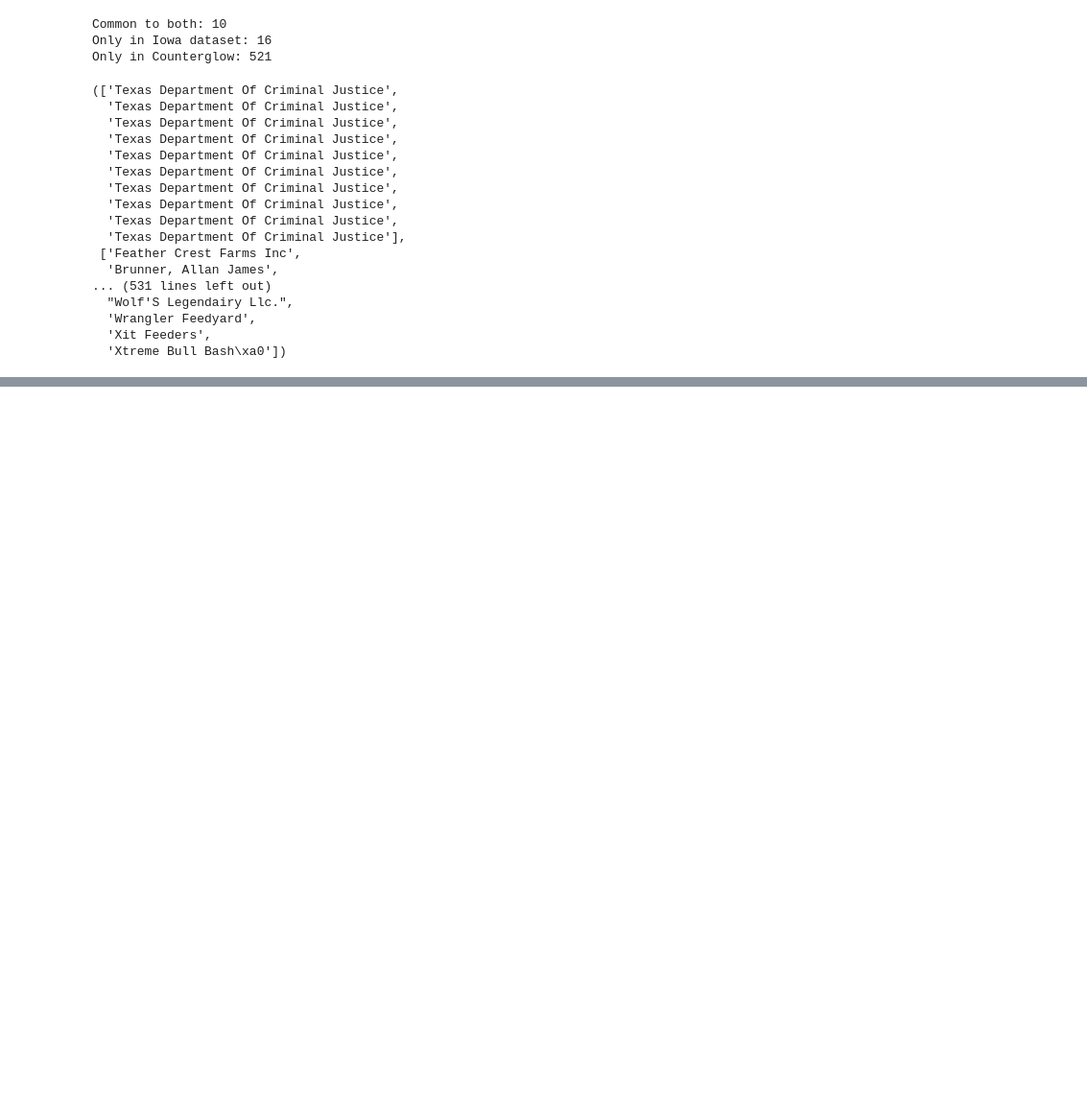
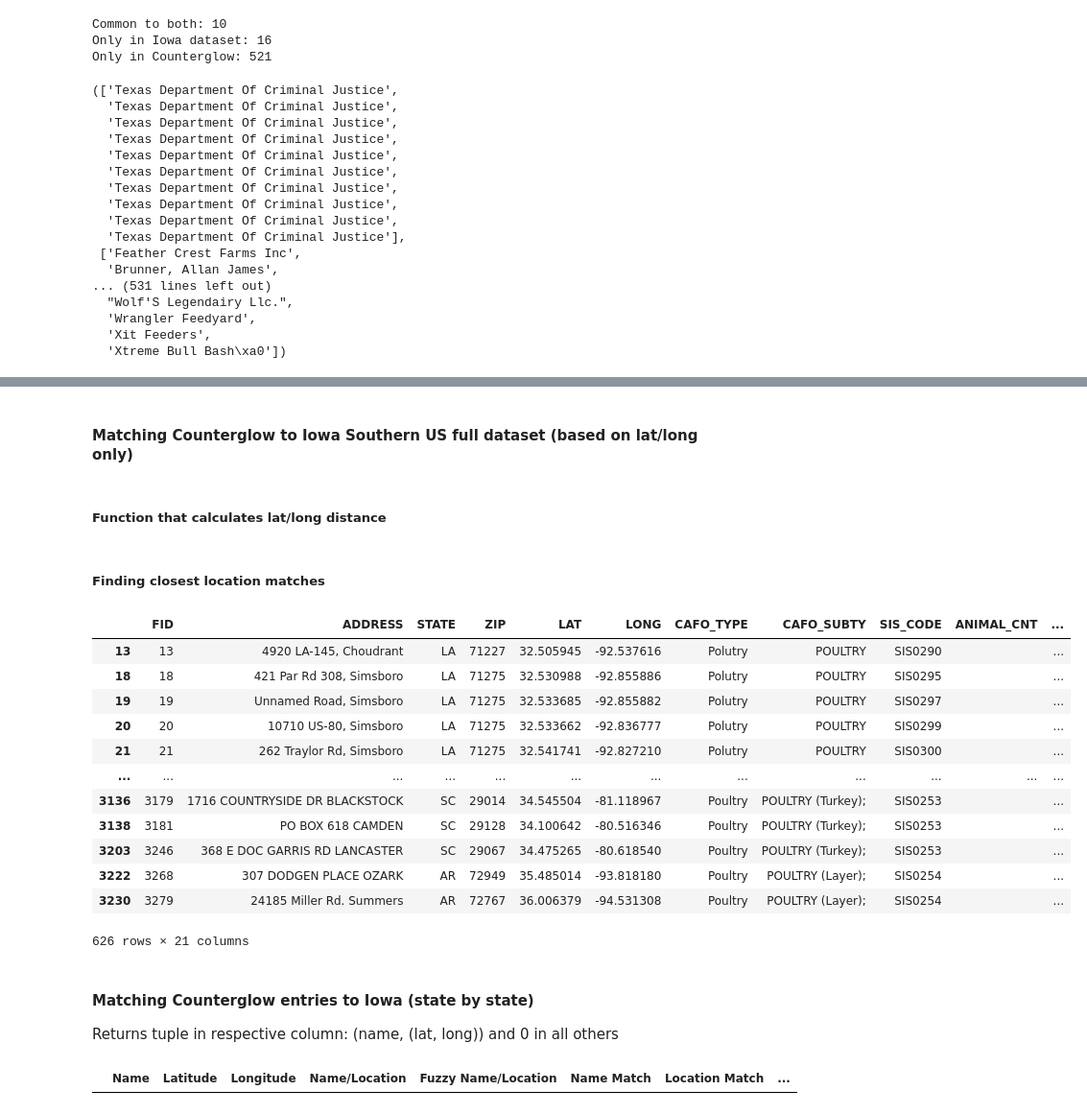
Before and after one commit to uchicago-dsi/rafi-poultry, a Jupyter notebook: notebooks/cafo_analysis.ipynb, the cells around one changed output, grey strips where cells are left out. Shown at 96% size. Drawn from its saved outputs; the diff is of its cells as text; code cells hidden in the pictures; blank space fills up the shorter version.

```diff
--- a/notebooks/cafo_analysis.ipynb
+++ b/notebooks/cafo_analysis.ipynb
@@ -241,0 +273,2 @@ Only in Counterglow: 521
+# %% [markdown]
+#### Matching Counterglow to Iowa Southern US full dataset (based on lat/long only)
@@ -241,0 +280,2 @@ Only in Counterglow: 521
+# %% [markdown]
+##### Function that calculates lat/long distance
@@ -241,0 +300,47 @@ Only in Counterglow: 521
+# %% [markdown]
+##### Finding closest location matches
+# %%
+candidate_points = np.array(counterglow['Coord'])
+
+matches = []
+
+for index, row in southern_us.iterrows():
+    target_point = np.array([row["LAT"], row["LONG"]])
+
+    min_distance = float('inf')
+    closest_point = None
+
+    for point in candidate_points:
+        distance = haversine(target_point[1], target_point[0], point[1], point[0])
+        if distance < min_distance:
+            min_distance = distance
+            closest_point = point
+
+    threshold = 0.3048 # 1000 feet in km
+
+    if min_distance <= threshold:
+        matches.append(closest_point)
+    else:
+        matches.append(0)
+
+southern_us["Counterglow location matches"] = matches
+# %%
+southern_us[southern_us["Counterglow location matches"]!=0] # 626 matches! (out of 3234 in Iowa dataset)
+# %% [output]
+|  | FID | ADDRESS | STATE | ZIP | LAT | LONG | CAFO_TYPE | CAFO_SUBTY | SIS_CODE | ANIMAL_CNT | ... |
+| 13 | 13 | 4920 LA-145, Choudrant | LA | 71227 | 32.505945 | -92.537616 | Polutry | POULTRY | SIS0290 |  | ... |
+| 18 | 18 | 421 Par Rd 308, Simsboro | LA | 71275 | 32.530988 | -92.855886 | Polutry | POULTRY | SIS0295 |  | ... |
+| 19 | 19 | Unnamed Road, Simsboro | LA | 71275 | 32.533685 | -92.855882 | Polutry | POULTRY | SIS0297 |  | ... |
+| 20 | 20 | 10710 US-80, Simsboro | LA | 71275 | 32.533662 | -92.836777 | Polutry | POULTRY | SIS0299 |  | ... |
+| 21 | 21 | 262 Traylor Rd, Simsboro | LA | 71275 | 32.541741 | -92.827210 | Polutry | POULTRY | SIS0300 |  | ... |
+| ... | ... | ... | ... | ... | ... | ... | ... | ... | ... | ... | ... |
+| 3136 | 3179 | 1716 COUNTRYSIDE DR BLACKSTOCK | SC | 29014 | 34.545504 | -81.118967 | Poultry | POULTRY (Turkey); | SIS0253 |  | ... |
+| 3138 | 3181 | PO BOX 618 CAMDEN | SC | 29128 | 34.100642 | -80.516346 | Poultry | POULTRY (Turkey); | SIS0253 |  | ... |
+| 3203 | 3246 | 368 E DOC GARRIS RD LANCASTER | SC | 29067 | 34.475265 | -80.618540 | Poultry | POULTRY (Turkey); | SIS0253 |  | ... |
+| 3222 | 3268 | 307 DODGEN PLACE OZARK | AR | 72949 | 35.485014 | -93.818180 | Poultry | POULTRY (Layer); | SIS0254 |  | ... |
+| 3230 | 3279 | 24185 Miller Rd. Summers | AR | 72767 | 36.006379 | -94.531308 | Poultry | POULTRY (Layer); | SIS0254 |  | ... |
+626 rows × 21 columns
+# %% [markdown]
+#### Matching Counterglow entries to Iowa (state by state)
+
+Returns tuple in respective column: (name, (lat, long)) and 0 in all others
@@ -241,0 +349,4 @@ Only in Counterglow: 521
+# %%
+match_df
+# %% [output]
+|  | Name | Latitude | Longitude | Name/Location | Fuzzy Name/Location | Name Match | Location Match | ... |
```
Also changed, not shown: parts of 13 cells of this notebook.
